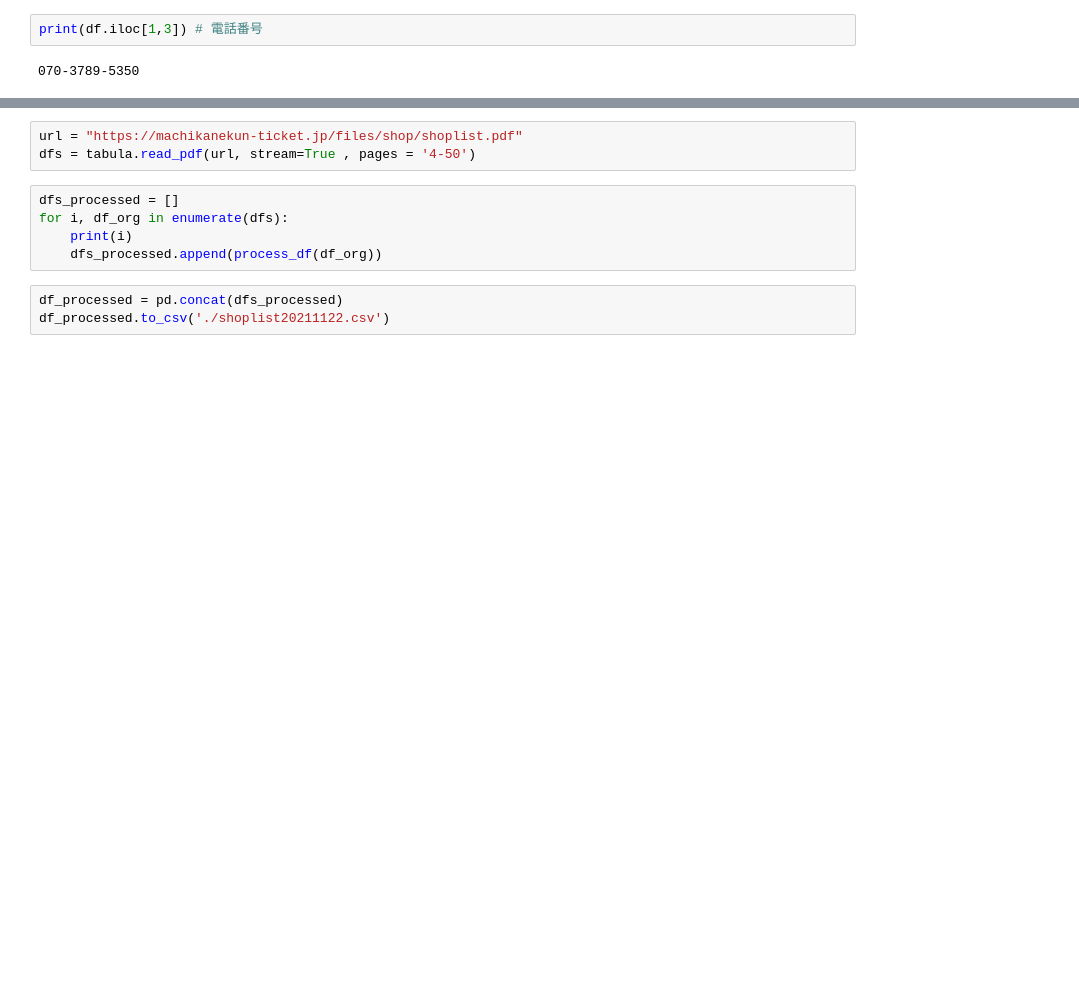
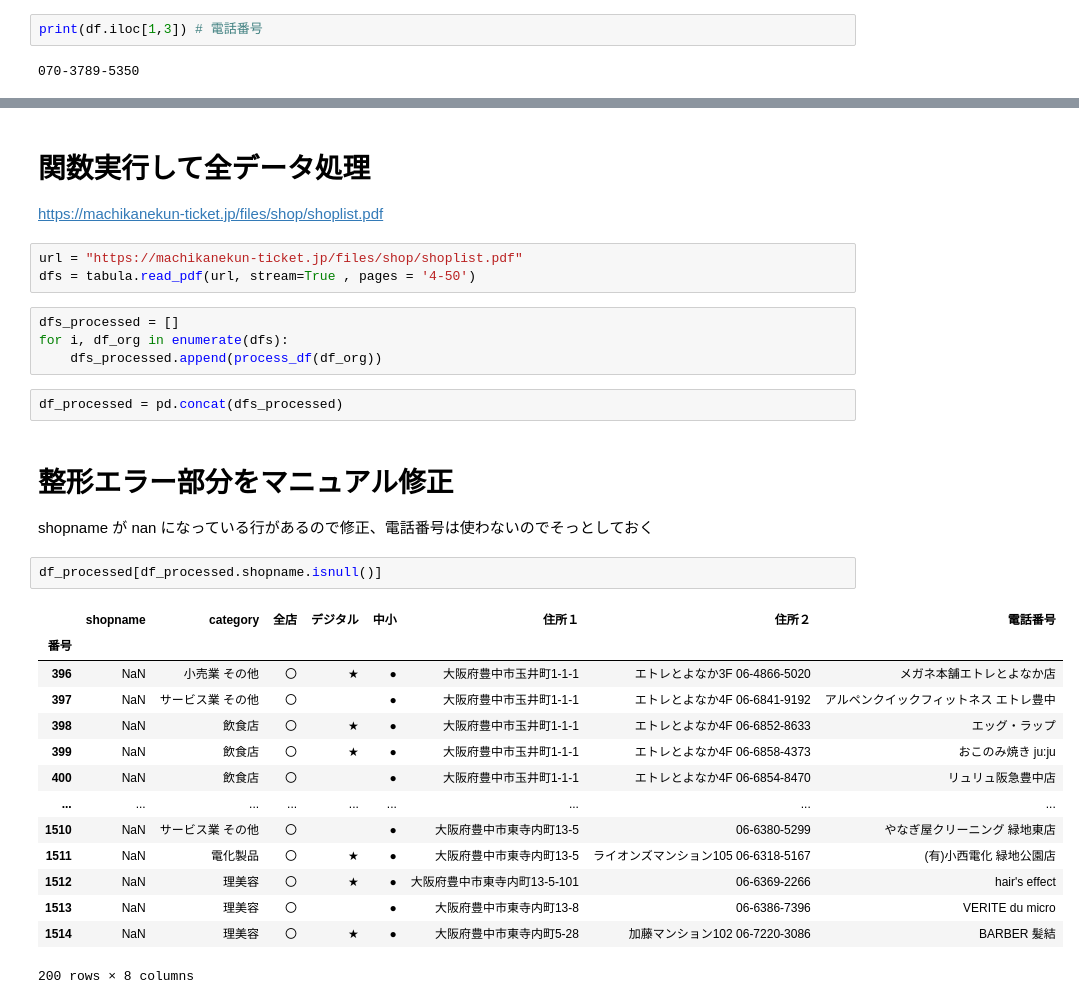
Before and after one commit to yhiguchijp/Machikane, a Jupyter notebook: ExtractShopsFromPdf.ipynb, the cells around one changed output, grey strips where cells are left out. Saved outputs shown, nothing was run; the diff lists cells and outputs as text; blank space fills up the shorter version.

```diff
--- a/ExtractShopsFromPdf.ipynb
+++ b/ExtractShopsFromPdf.ipynb
@@ -245,11 +231,32 @@ See the caveats in the documentation: https://pandas.pydata.org/pandas-docs/stab
+# %% [markdown]
+# 関数実行して全データ処理
+https://machikanekun-ticket.jp/files/shop/shoplist.pdf
 # %%
 url = "https://machikanekun-ticket.jp/files/shop/shoplist.pdf"
 dfs = tabula.read_pdf(url, stream=True , pages = '4-50')
 # %%
 dfs_processed = []
 for i, df_org in enumerate(dfs):
-    print(i)
     dfs_processed.append(process_df(df_org))
 # %%
 df_processed = pd.concat(dfs_processed)
-df_processed.to_csv('./shoplist20211122.csv')
+# %% [markdown]
+# 整形エラー部分をマニュアル修正
+shopname が nan になっている行があるので修正、電話番号は使わないのでそっとしておく
+# %%
+df_processed[df_processed.shopname.isnull()]
+# %% [output]
+|  | shopname | category | 全店 | デジタル | 中小 | 住所１ | 住所２ | 電話番号 |
+| 番号 |  |  |  |  |  |  |  |  |
+| 396 | NaN | 小売業 その他 | 〇 | ★ | ● | 大阪府豊中市玉井町1-1-1 | エトレとよなか3F 06-4866-5020 | メガネ本舗エトレとよなか店 |
+| 397 | NaN | サービス業 その他 | 〇 |  | ● | 大阪府豊中市玉井町1-1-1 | エトレとよなか4F 06-6841-9192 | アルペンクイックフィットネス エトレ豊中 |
+| 398 | NaN | 飲食店 | 〇 | ★ | ● | 大阪府豊中市玉井町1-1-1 | エトレとよなか4F 06-6852-8633 | エッグ・ラップ |
+| 399 | NaN | 飲食店 | 〇 | ★ | ● | 大阪府豊中市玉井町1-1-1 | エトレとよなか4F 06-6858-4373 | おこのみ焼き ju:ju |
+| 400 | NaN | 飲食店 | 〇 |  | ● | 大阪府豊中市玉井町1-1-1 | エトレとよなか4F 06-6854-8470 | リュリュ阪急豊中店 |
+| ... | ... | ... | ... | ... | ... | ... | ... | ... |
+| 1510 | NaN | サービス業 その他 | 〇 |  | ● | 大阪府豊中市東寺内町13-5 | 06-6380-5299 | やなぎ屋クリーニング 緑地東店 |
+| 1511 | NaN | 電化製品 | 〇 | ★ | ● | 大阪府豊中市東寺内町13-5 | ライオンズマンション105 06-6318-5167 | (有)小西電化 緑地公園店 |
+| 1512 | NaN | 理美容 | 〇 | ★ | ● | 大阪府豊中市東寺内町13-5-101 | 06-6369-2266 | hair's effect |
+| 1513 | NaN | 理美容 | 〇 |  | ● | 大阪府豊中市東寺内町13-8 | 06-6386-7396 | VERITE du micro |
+| 1514 | NaN | 理美容 | 〇 | ★ | ● | 大阪府豊中市東寺内町5-28 | 加藤マンション102 06-7220-3086 | BARBER 髪結 |
+200 rows × 8 columns
```
Also changed, not shown: parts of 37 cells of this notebook, 3 other files.
